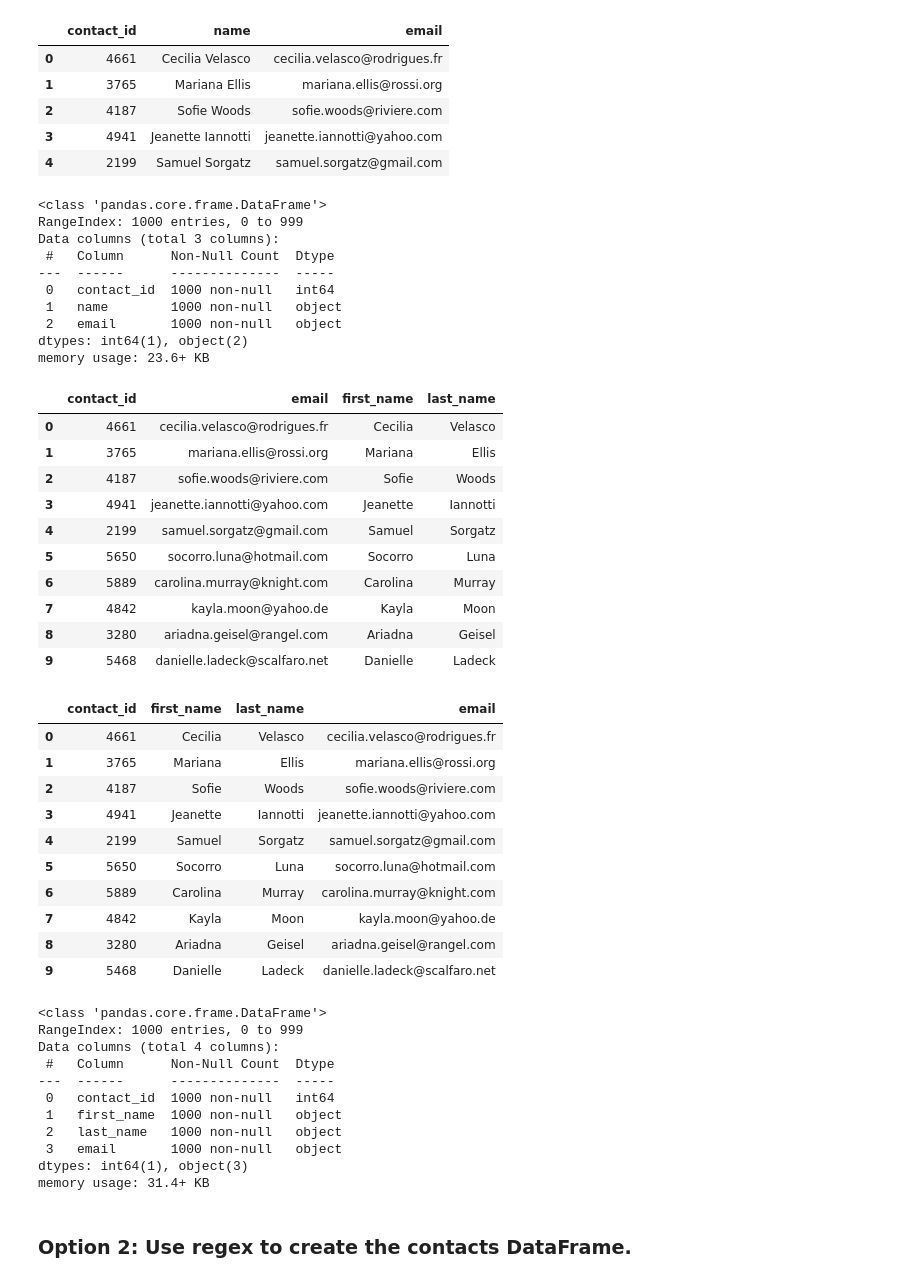
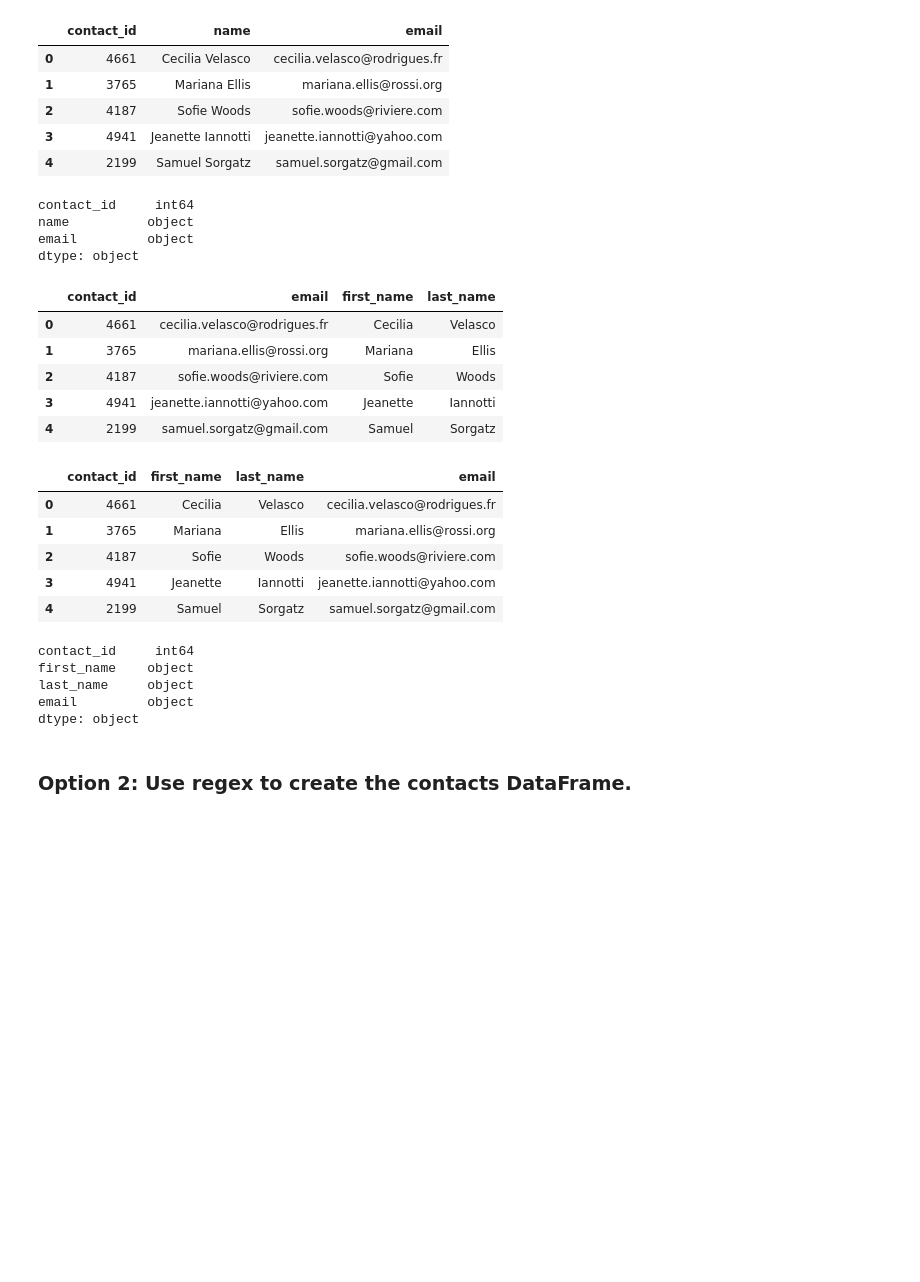
Before and after one commit to Neelka96/Crowdfunding_ETL, a Jupyter notebook: ETL_Mini_Project_Rob.ipynb, the cells around one changed output. Saved outputs shown, nothing was run; the diff lists cells and outputs as text; code cells hidden in the pictures; blank space fills up the shorter version.

```diff
--- a/ETL_Mini_Project_Rob.ipynb
+++ b/ETL_Mini_Project_Rob.ipynb
@@ -295,7 +283,7 @@ campaign_cleaned.to_csv("Resources/campaign.csv", index=False)
 ### Extract the contacts.xlsx Data.
 # %%
 # Read the data into a Pandas DataFrame. Use the `header=2` parameter when reading in the data.
-contact_info_df = pd.read_excel('Resources/contacts.xlsx', header=2)
+contact_info_df = pd.read_excel('Resources/contacts.xlsx', header=3)
 contact_info_df.head()
 # %% [output]
 |  | contact_info |
@@ -320,8 +308,10 @@ Then export the DataFrame as a `contacts.csv` CSV file.
 # Iterate through the contact_info_df and convert each row to a dictionary.
 import json
 dict_values = []
-
-
+for _, row in contact_info_df.iterrows():
+    data = json.loads(row.iloc[0])
+    values = [entry for entry in data.values()]
+    dict_values.append(values)
 # Print out the list of values for each row.
 print(dict_values)
 # %% [output]
@@ -329,6 +319,9 @@ print(dict_values)
 # %%
 # Create a contact_info DataFrame and add each list of values, i.e., each row
 # to the 'contact_id', 'name', 'email' columns.
+
+contact_info_df = pd.DataFrame(dict_values, columns=['contact_id', 'name', 'email'])
+contact_info_df.head()
 # %% [output]
 |  | contact_id | name | email |
 | 0 | 4661 | Cecilia Velasco | cecilia.velasco@rodrigues.fr |
@@ -338,36 +331,31 @@ print(dict_values)
 | 4 | 2199 | Samuel Sorgatz | samuel.sorgatz@gmail.com |
 # %%
 # Check the datatypes.
+contact_info_df.dtypes
 # %% [output]
-<class 'pandas.core.frame.DataFrame'>
-RangeIndex: 1000 entries, 0 to 999
-Data columns (total 3 columns):
- #   Column      Non-Null Count  Dtype
----  ------      --------------  -----
- 0   contact_id  1000 non-null   int64
- 1   name        1000 non-null   object
- 2   email       1000 non-null   object
-dtypes: int64(1), object(2)
-memory usage: 23.6+ KB
+contact_id     int64
+name          object
+email         object
+dtype: object
 # %%
 # Create a "first"name" and "last_name" column with the first and last names from the "name" column.
-
+contact_info_df[['first_name', 'last_name']] = contact_info_df['name'].str.split(' ', expand=True)
+contact_info_df.head()
 
 # Drop the contact_name column
+contact_info_df = contact_info_df.drop(columns=['name'])
+contact_info_df.head()
 # %% [output]
 |  | contact_id | email | first_name | last_name |
 | 0 | 4661 | cecilia.velasco@rodrigues.fr | Cecilia | Velasco |
 | 1 | 3765 | mariana.ellis@rossi.org | Mariana | Ellis |
 | 2 | 4187 | sofie.woods@riviere.com | Sofie | Woods |
 | 3 | 4941 | jeanette.iannotti@yahoo.com | Jeanette | Iannotti |
 | 4 | 2199 | samuel.sorgatz@gmail.com | Samuel | Sorgatz |
-| 5 | 5650 | socorro.luna@hotmail.com | Socorro | Luna |
-| 6 | 5889 | carolina.murray@knight.com | Carolina | Murray |
-| 7 | 4842 | kayla.moon@yahoo.de | Kayla | Moon |
-| 8 | 3280 | ariadna.geisel@rangel.com | Ariadna | Geisel |
-| 9 | 5468 | danielle.ladeck@scalfaro.net | Danielle | Ladeck |
 # %%
 # Reorder the columns
+contact_info_df = contact_info_df[['contact_id', 'first_name', 'last_name', 'email']]
+contact_info_df.head()
 # %% [output]
 |  | contact_id | first_name | last_name | email |
 | 0 | 4661 | Cecilia | Velasco | cecilia.velasco@rodrigues.fr |
@@ -375,24 +363,14 @@ memory usage: 23.6+ KB
 | 2 | 4187 | Sofie | Woods | sofie.woods@riviere.com |
 | 3 | 4941 | Jeanette | Iannotti | jeanette.iannotti@yahoo.com |
 | 4 | 2199 | Samuel | Sorgatz | samuel.sorgatz@gmail.com |
-| 5 | 5650 | Socorro | Luna | socorro.luna@hotmail.com |
-| 6 | 5889 | Carolina | Murray | carolina.murray@knight.com |
-| 7 | 4842 | Kayla | Moon | kayla.moon@yahoo.de |
-| 8 | 3280 | Ariadna | Geisel | ariadna.geisel@rangel.com |
-| 9 | 5468 | Danielle | Ladeck | danielle.ladeck@scalfaro.net |
 # %%
 # Check the datatypes one more time before exporting as CSV file.
+contact_info_df.dtypes
 # %% [output]
-<class 'pandas.core.frame.DataFrame'>
-RangeIndex: 1000 entries, 0 to 999
-Data columns (total 4 columns):
- #   Column      Non-Null Count  Dtype
----  ------      --------------  -----
- 0   contact_id  1000 non-null   int64
- 1   first_name  1000 non-null   object
- 2   last_name   1000 non-null   object
- 3   email       1000 non-null   object
-dtypes: int64(1), object(3)
-memory usage: 31.4+ KB
+contact_id     int64
+first_name    object
+last_name     object
+email         object
+dtype: object
 # %%
 # Export the DataFrame as a CSV file.
```
Also changed, not shown: parts of 9 cells of this notebook, 2 other files.
